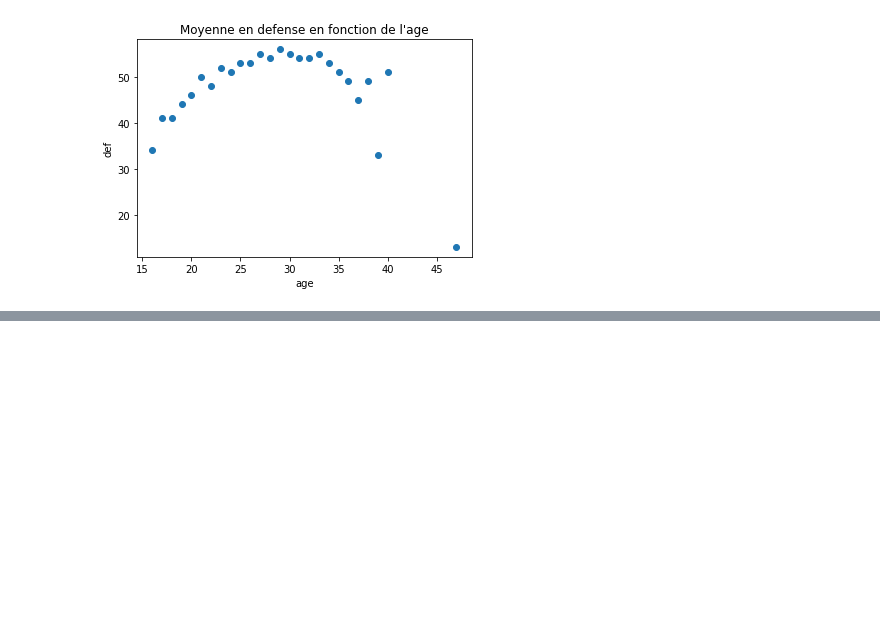
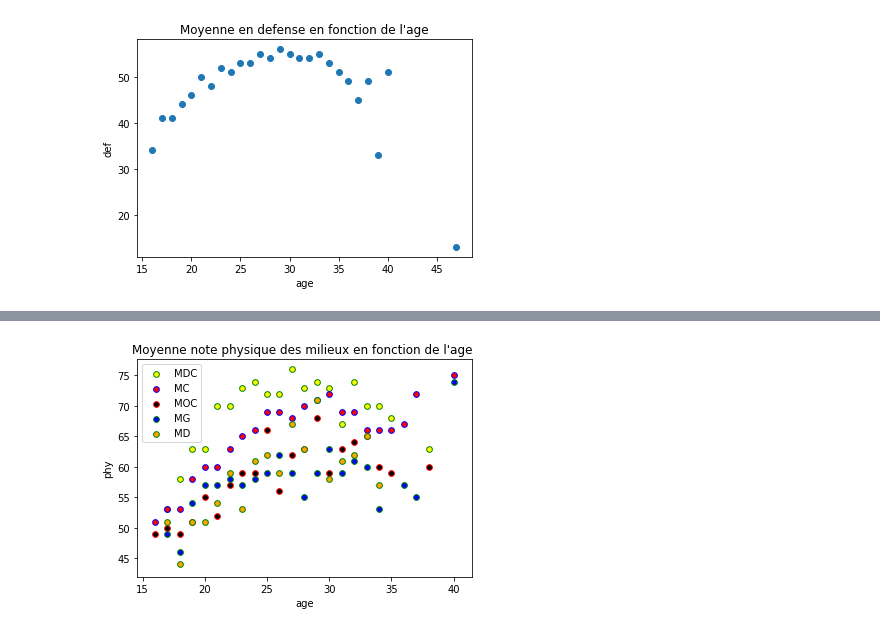
Before and after one commit to enzomasson25/football_data_science, a Jupyter notebook: AnalyseCSV.ipynb, the cells around one changed output, grey strips where cells are left out. Saved outputs shown, nothing was run; the diff lists cells and outputs as text; code cells hidden in the pictures; blank space fills up the shorter version.

```diff
--- a/AnalyseCSV.ipynb
+++ b/AnalyseCSV.ipynb
@@ -125,0 +185,20 @@ plt.show()
+# %%
+MDC = parPoste(x,'CDM')
+MC = parPoste(x,'CM')
+MOC=parPoste(x,'CAM')
+MG = parPoste(x,'LM')
+MD = parPoste(x,'RM')
+
+plt.scatter([i[0] for i in MDC], [i[2] for i in MDC], s = 130, c = 'yellow', marker = '.', edgecolors = 'green',label='MDC')
+plt.scatter([i[0] for i in MC], [i[2] for i in MC], s = 130, c = 'red', marker = '.', edgecolors = 'blue',label='MC')
+plt.scatter([i[0] for i in MOC], [i[2] for i in MOC], s = 130, c = 'black', marker = '.', edgecolors = 'red',label='MOC')
+plt.scatter([i[0] for i in MG], [i[2] for i in MG], s = 130, c = 'blue', marker = '.', edgecolors = 'green',label='MG')
+plt.scatter([i[0] for i in MD], [i[2] for i in MD], s = 130, c = 'orange', marker = '.', edgecolors = 'green',label='MD')
+
+plt.xlabel('age')
+plt.ylabel('phy')
+plt.legend()
+plt.title('Moyenne note physique des milieux en fonction de l\'age ')
+plt.show()
+# %% [output]
+[figure, added]
```
Also changed, not shown: parts of 5 cells of this notebook.
